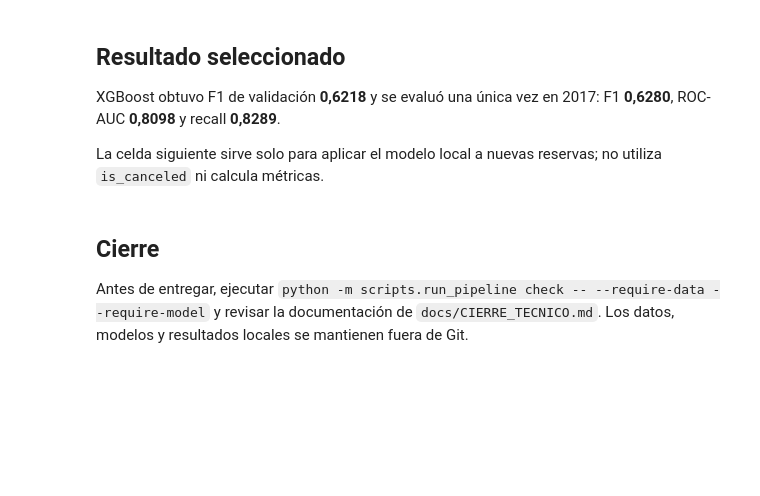
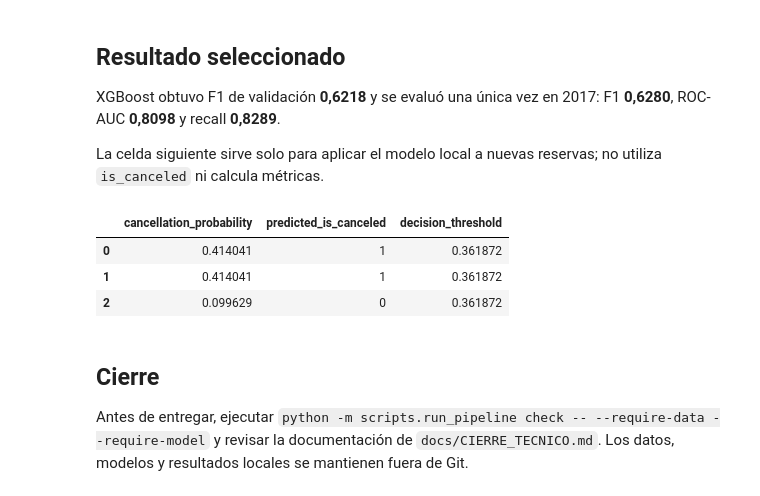
Before and after one commit to TONIRUIZ1982/PRACTICA-MACHINE-LEARNING-, a Jupyter notebook: notebooks/02_modelo_final.ipynb, the cells around one changed output. Saved outputs shown, nothing was run; the diff lists cells and outputs as text; code cells hidden in the pictures; blank space fills up the shorter version.

Commit message:
Actualiza pipeline ML, documentación y notebooks finales

```diff
--- a/notebooks/02_modelo_final.ipynb
+++ b/notebooks/02_modelo_final.ipynb
@@ -10,12 +10,28 @@ Este notebook resume el sistema definitivo. No reentrena modelos ni vuelve a eva
 - Se excluyen fugas directas y datos posteriores a la reserva.
 - XGBoost se seleccionó por F1 de validación con umbral 0,3619.
 # %%
+import sys
 from pathlib import Path
 import pandas as pd
 
+project_root = Path.cwd().resolve()
+candidates = [project_root, project_root.parent, project_root.parent.parent]
+for candidate in candidates:
+    if (candidate / 'data' / 'raw.csv').is_file():
+        project_root = candidate
+        break
+else:
+    raise FileNotFoundError("No se encontró la raíz del proyecto ni el dataset en data/raw.csv. Abre Jupyter desde la carpeta del repositorio.")
+
+if str(project_root) not in sys.path:
+    sys.path.insert(0, str(project_root))
+
 from src.hotel_cancellation import load_dataset, remove_exact_duplicates, split_by_arrival_date
 
-DATA_PATH = Path('data/raw/dataset_practica_final.csv')
+DATA_PATH = project_root / 'data' / 'raw.csv'
+if not DATA_PATH.is_file():
+    raise FileNotFoundError(f"No se encontró el dataset en {DATA_PATH}")
+
 data = load_dataset(DATA_PATH)
 data, removed = remove_exact_duplicates(data)
 splits = split_by_arrival_date(data)
@@ -31,15 +53,38 @@ XGBoost obtuvo F1 de validación **0,6218** y se evaluó una única vez en 2017:
 
 La celda siguiente sirve solo para aplicar el modelo local a nuevas reservas; no utiliza `is_canceled` ni calcula métricas.
 # %%
+import sys
+from pathlib import Path
+
+project_root = Path.cwd().resolve()
+candidates = [project_root, project_root.parent, project_root.parent.parent]
+for candidate in candidates:
+    if (candidate / 'artifacts' / 'model_optimization' / 'models' / 'xgboost.joblib').is_file():
+        project_root = candidate
+        break
+else:
+    raise FileNotFoundError("No existe el modelo final. Entrénalo primero con: PYTHONPATH=. python -m scripts.optimize_models --data data/raw.csv")
+
+if str(project_root) not in sys.path:
+    sys.path.insert(0, str(project_root))
+
 from src.hotel_cancellation.inference import load_final_model, predict_cancellations
 
-MODEL_PATH = Path('artifacts/model_optimization/models/xgboost.joblib')
+MODEL_PATH = project_root / 'artifacts' / 'model_optimization' / 'models' / 'xgboost.joblib'
+if not MODEL_PATH.exists():
+    raise FileNotFoundError(f"No existe el modelo final en {MODEL_PATH}")
+
 model = load_final_model(MODEL_PATH)
 
 # Sustituir por un CSV de nuevas reservas con las columnas disponibles al confirmar.
 new_reservations = data.head(3).drop(columns=['is_canceled'])
 predictions = predict_cancellations(model, new_reservations)
 predictions
+# %% [output]
+|  | cancellation_probability | predicted_is_canceled | decision_threshold |
+| 0 | 0.414041 | 1 | 0.361872 |
+| 1 | 0.414041 | 1 | 0.361872 |
+| 2 | 0.099629 | 0 | 0.361872 |
 # %% [markdown]
 ## Cierre
 
```
Also changed, not shown: parts of 1 cell of this notebook, 14 other files.
